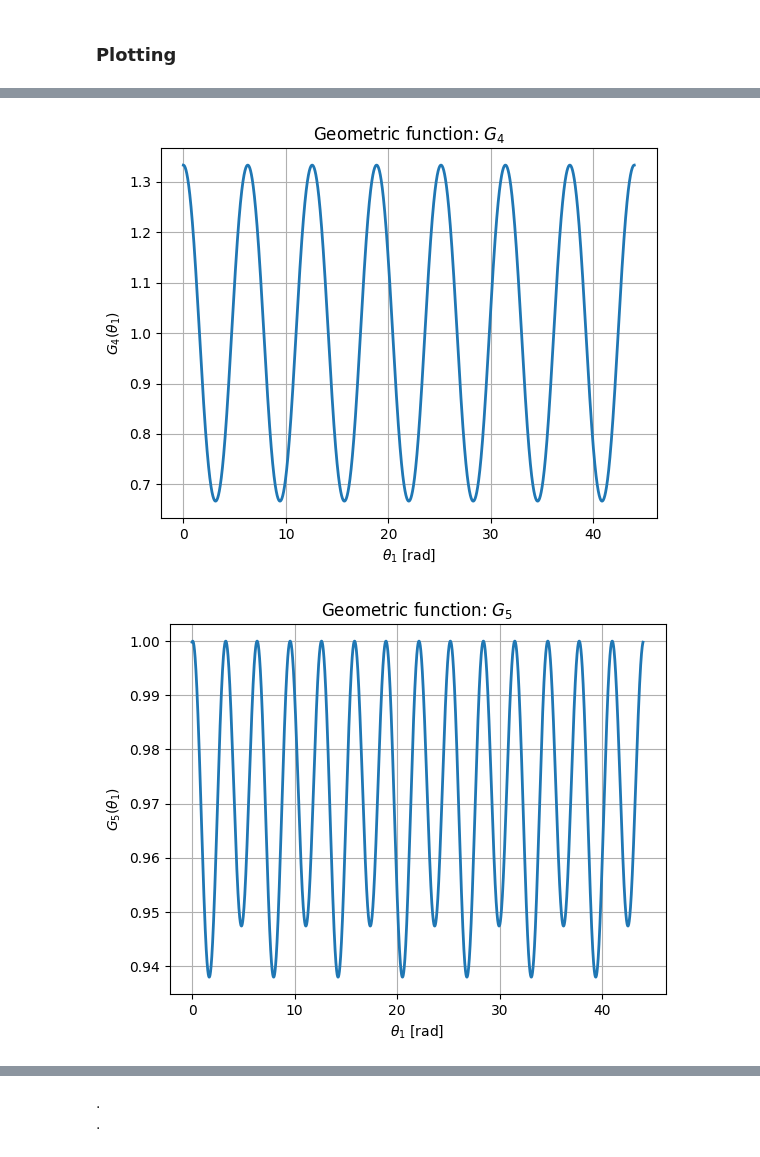
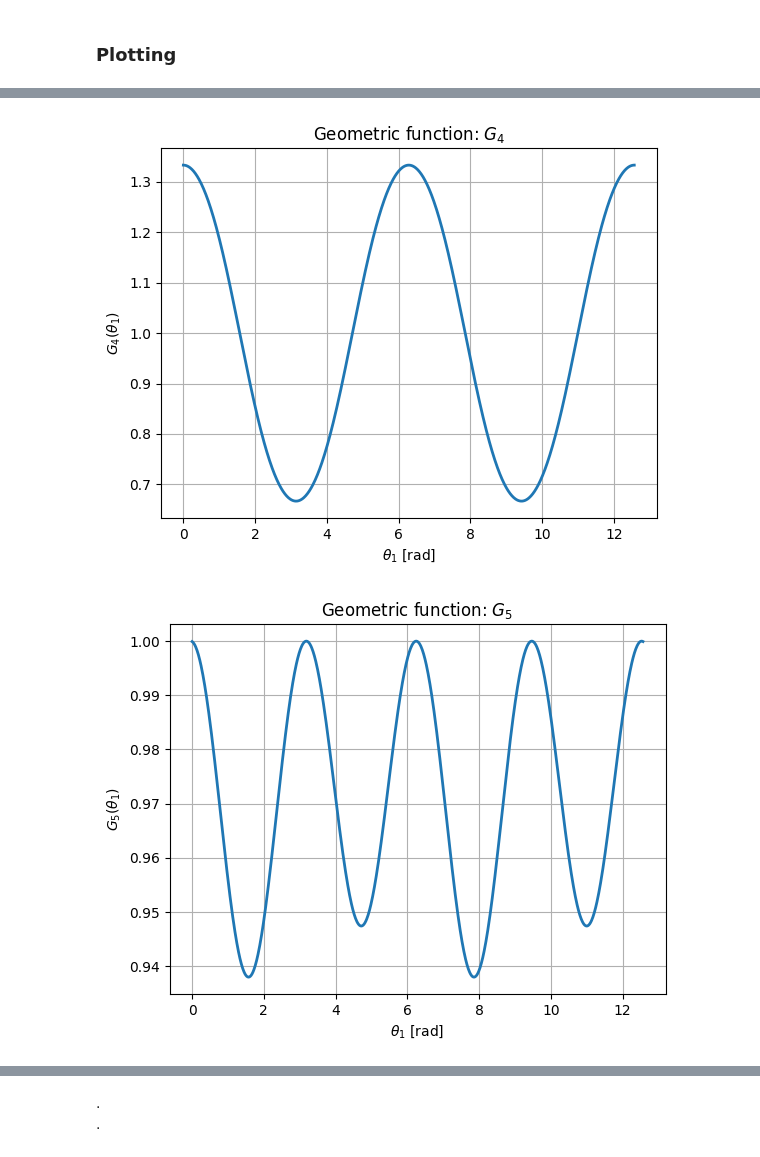
Before and after one commit to Affi26/JupyterNotebook, a Jupyter notebook: combustion-modelling/zweiri-single-cylinder-diesel-engine-model.ipynb, the cells around one changed output, grey strips where cells are left out. Saved outputs shown, nothing was run; the diff lists cells and outputs as text; code cells hidden in the pictures.

```diff
--- a/combustion-modelling/zweiri-single-cylinder-diesel-engine-model.ipynb
+++ b/combustion-modelling/zweiri-single-cylinder-diesel-engine-model.ipynb
@@ -1924,7 +2044,7 @@ geom_terms = {
 
 for name, array in geom_terms.items():
     plt.figure()
-    plt.plot(theta1_array, array, linewidth=2)
+    plt.plot(theta_rad_array, array, linewidth=2)
     plt.title(f'Geometric function: {name}')
     plt.xlabel(r'$\theta_1$ [rad]')
     plt.ylabel(rf'{name}$(\theta_1)$')
@@ -1939,5 +2059,5 @@ plt.show()
-[figure, old version]
+[figure, new version]
-[figure, old version]
+[figure, new version]
 # %%
 
 # --------------------------------------
```
Also changed, not shown: parts of 10 cells of this notebook, 2 other files.
